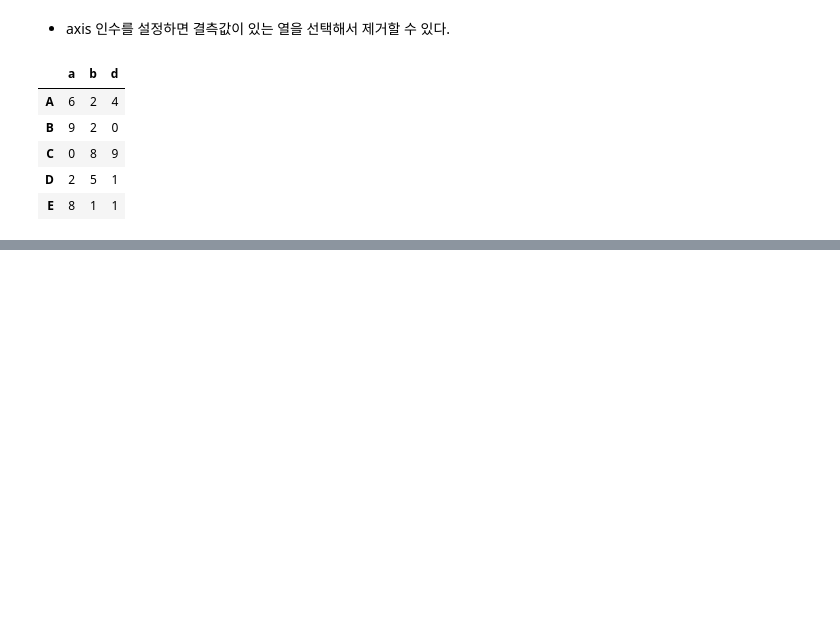
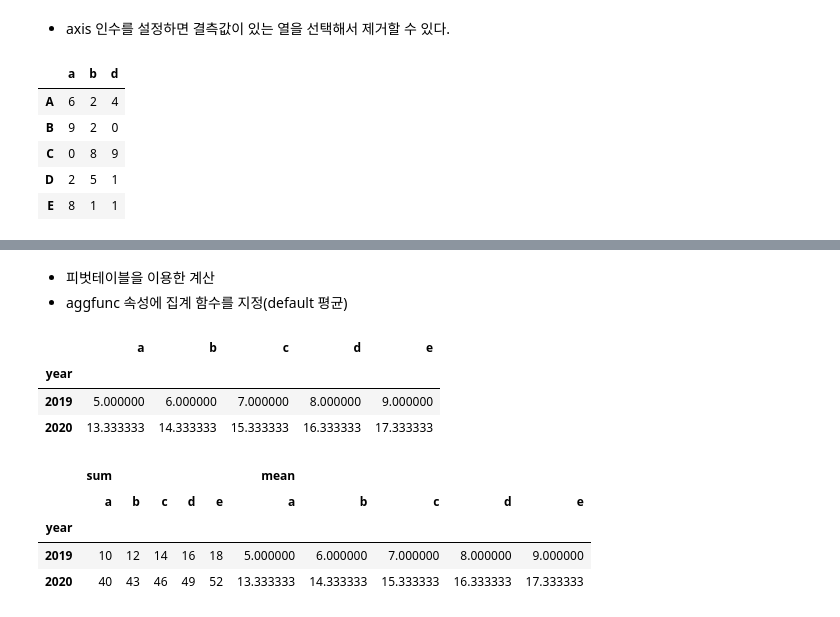
Before and after one commit to jjh9329/numpy-study, a Jupyter notebook: 02.Pandas/Pandas 실습.ipynb, the cells around one changed output, grey strips where cells are left out. Saved outputs shown, nothing was run; the diff lists cells and outputs as text; code cells hidden in the pictures; blank space fills up the shorter version.

```diff
--- a/02.Pandas/Pandas 실습.ipynb
+++ b/02.Pandas/Pandas 실습.ipynb
@@ -1325,0 +1505,20 @@ cleared_col_df
+# %% [markdown]
+- 피벗테이블을 이용한 계산
+- aggfunc 속성에 집계 함수를 지정(default 평균)
+# %%
+pivot3 = pd.pivot_table(df,index = 'year', values=['a','b','c','d','e'])
+pivot3
+# %% [output]
+|  | a | b | c | d | e |
+| year |  |  |  |  |  |
+| 2019 | 5.000000 | 6.000000 | 7.000000 | 8.000000 | 9.000000 |
+| 2020 | 13.333333 | 14.333333 | 15.333333 | 16.333333 | 17.333333 |
+# %%
+pivot4 = pd.pivot_table(df, index= 'year', aggfunc = ['sum','mean'],values = ['a','b','c','d','e'])
+pivot4
+# %% [output]
+|  | sum |  |  |  |  | mean |  |  |  |  |
+|  | a | b | c | d | e | a | b | c | d | e |
+| year |  |  |  |  |  |  |  |  |  |  |
+| 2019 | 10 | 12 | 14 | 16 | 18 | 5.000000 | 6.000000 | 7.000000 | 8.000000 | 9.000000 |
+| 2020 | 40 | 43 | 46 | 49 | 52 | 13.333333 | 14.333333 | 15.333333 | 16.333333 | 17.333333 |
```
Also changed, not shown: parts of 40 cells of this notebook, 1 other file.
